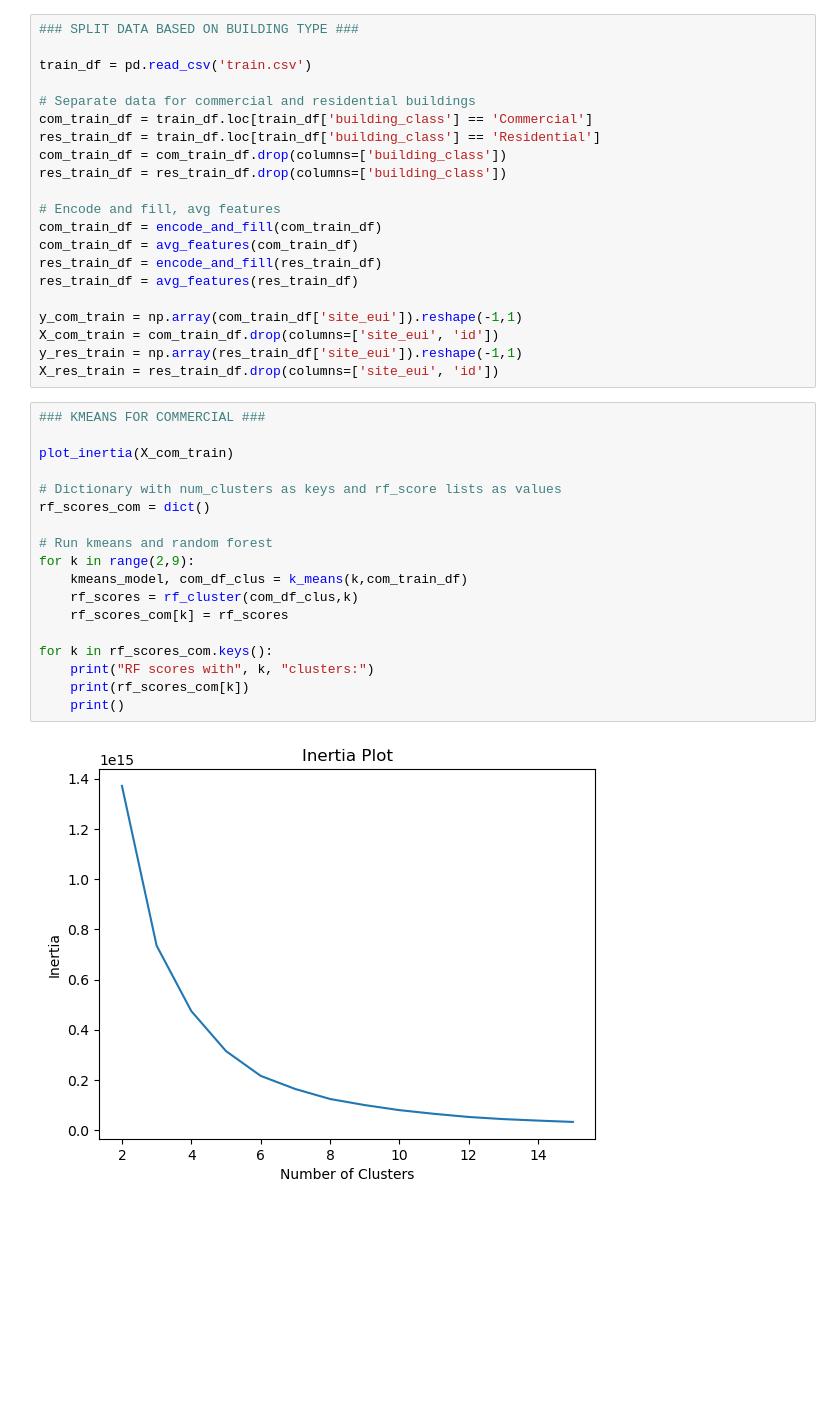
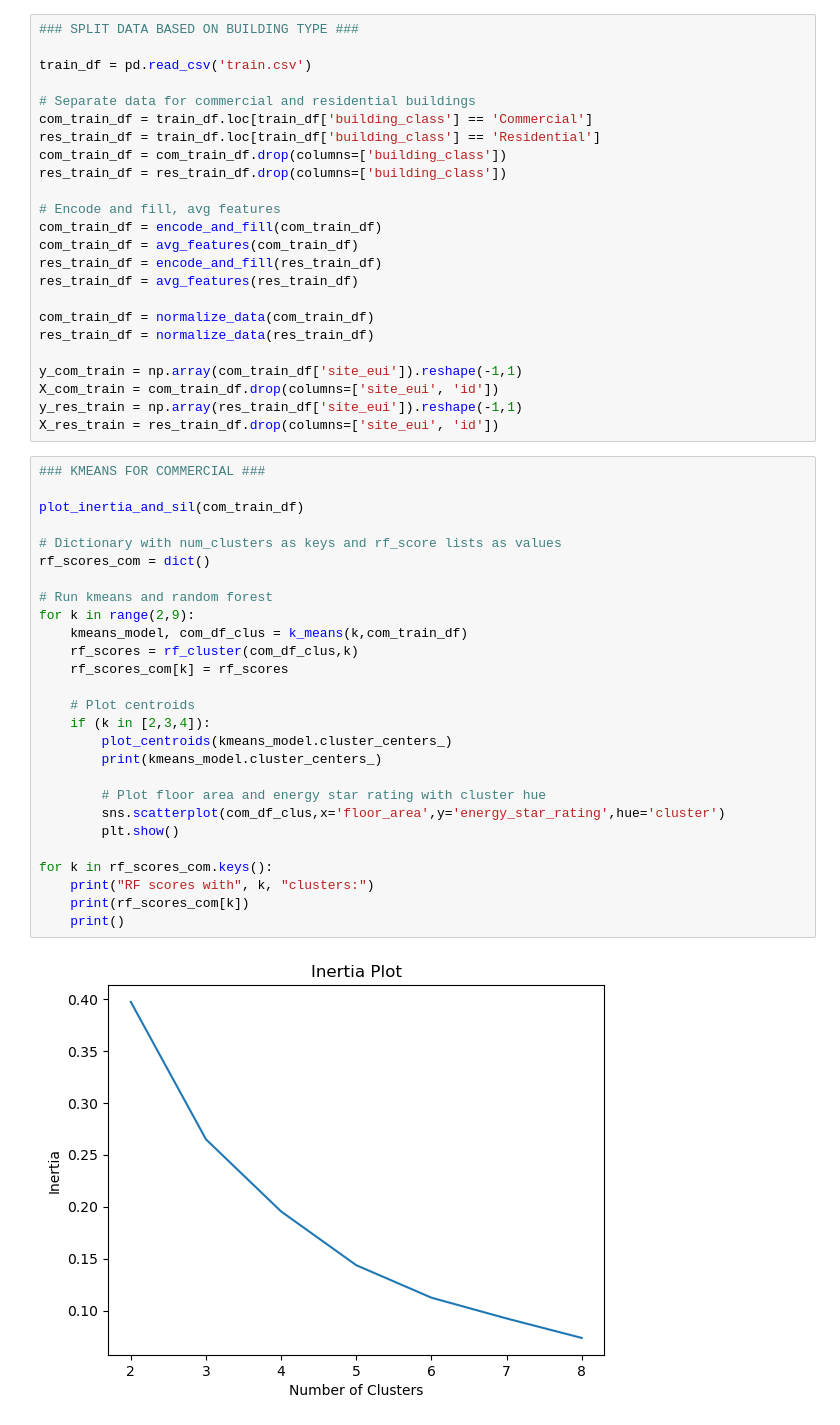
Before and after one commit to jren0/GDS-Final-Project, a Jupyter notebook: kmeans_features.ipynb, the cells around one changed output. Saved outputs shown, nothing was run; the diff lists cells and outputs as text; blank space fills up the shorter version.

Commit message:
modifications for kmeans_features

```diff
--- a/kmeans_features.ipynb
+++ b/kmeans_features.ipynb
@@ -119,6 +177,9 @@ com_train_df = avg_features(com_train_df)
 res_train_df = encode_and_fill(res_train_df)
 res_train_df = avg_features(res_train_df)
 
+com_train_df = normalize_data(com_train_df)
+res_train_df = normalize_data(res_train_df)
+
 y_com_train = np.array(com_train_df['site_eui']).reshape(-1,1)
 X_com_train = com_train_df.drop(columns=['site_eui', 'id'])
 y_res_train = np.array(res_train_df['site_eui']).reshape(-1,1)
@@ -126,20 +187,29 @@ X_res_train = res_train_df.drop(columns=['site_eui', 'id'])
 # %%
 ### KMEANS FOR COMMERCIAL ###
 
-plot_inertia(X_com_train)
+plot_inertia_and_sil(com_train_df)
 
 # Dictionary with num_clusters as keys and rf_score lists as values
 rf_scores_com = dict()
 
 # Run kmeans and random forest
 for k in range(2,9):
     kmeans_model, com_df_clus = k_means(k,com_train_df)
     rf_scores = rf_cluster(com_df_clus,k)
     rf_scores_com[k] = rf_scores
 
+    # Plot centroids
+    if (k in [2,3,4]):
+        plot_centroids(kmeans_model.cluster_centers_)
+        print(kmeans_model.cluster_centers_)
+
+        # Plot floor area and energy star rating with cluster hue
+        sns.scatterplot(com_df_clus,x='floor_area',y='energy_star_rating',hue='cluster')
+        plt.show()
+
 for k in rf_scores_com.keys():
     print("RF scores with", k, "clusters:")
     print(rf_scores_com[k])
     print()
 # %% [output]
-[figure, old version]
+[figure, new version]
```
Also changed, not shown: parts of 4 cells of this notebook.
